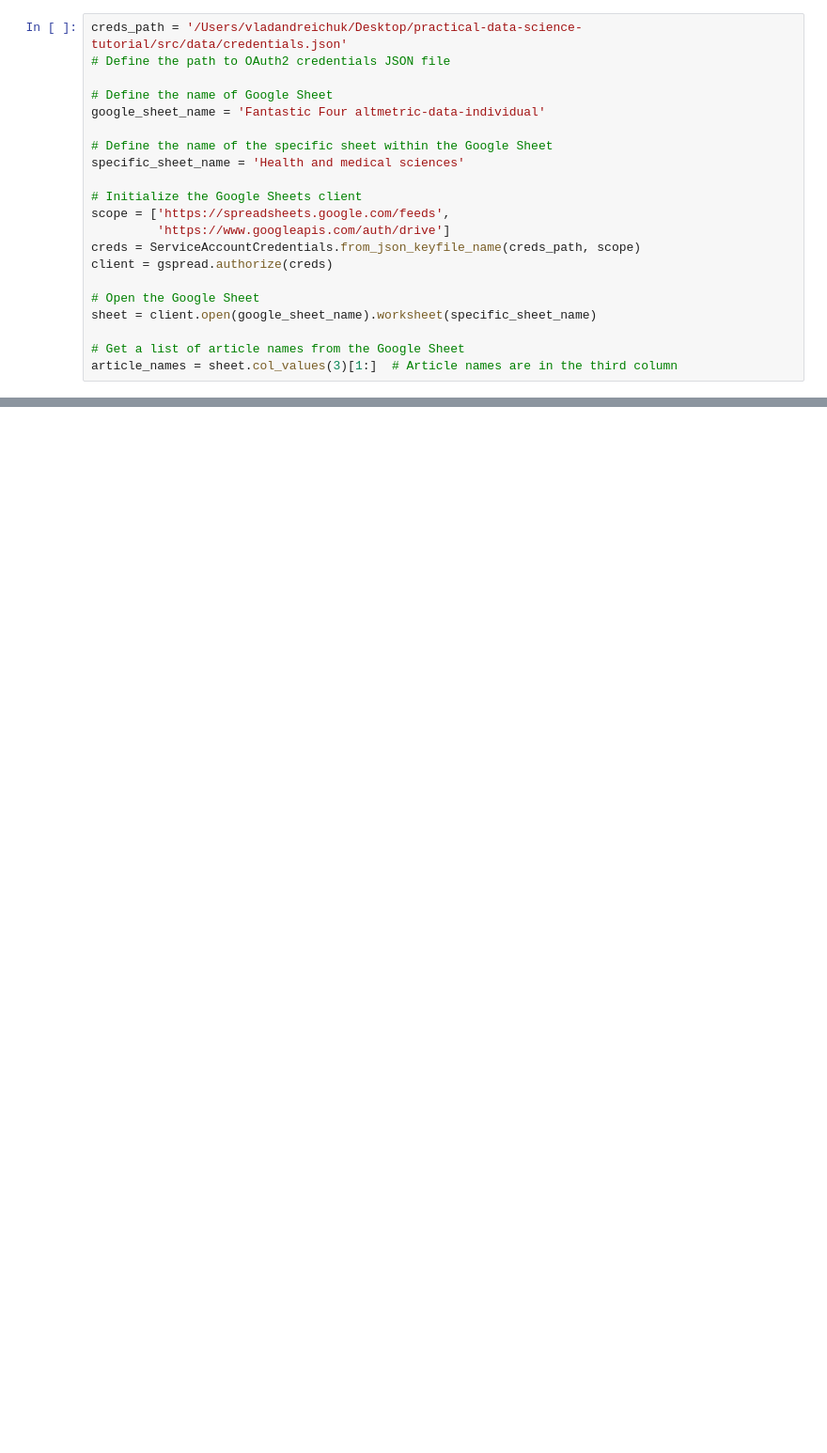
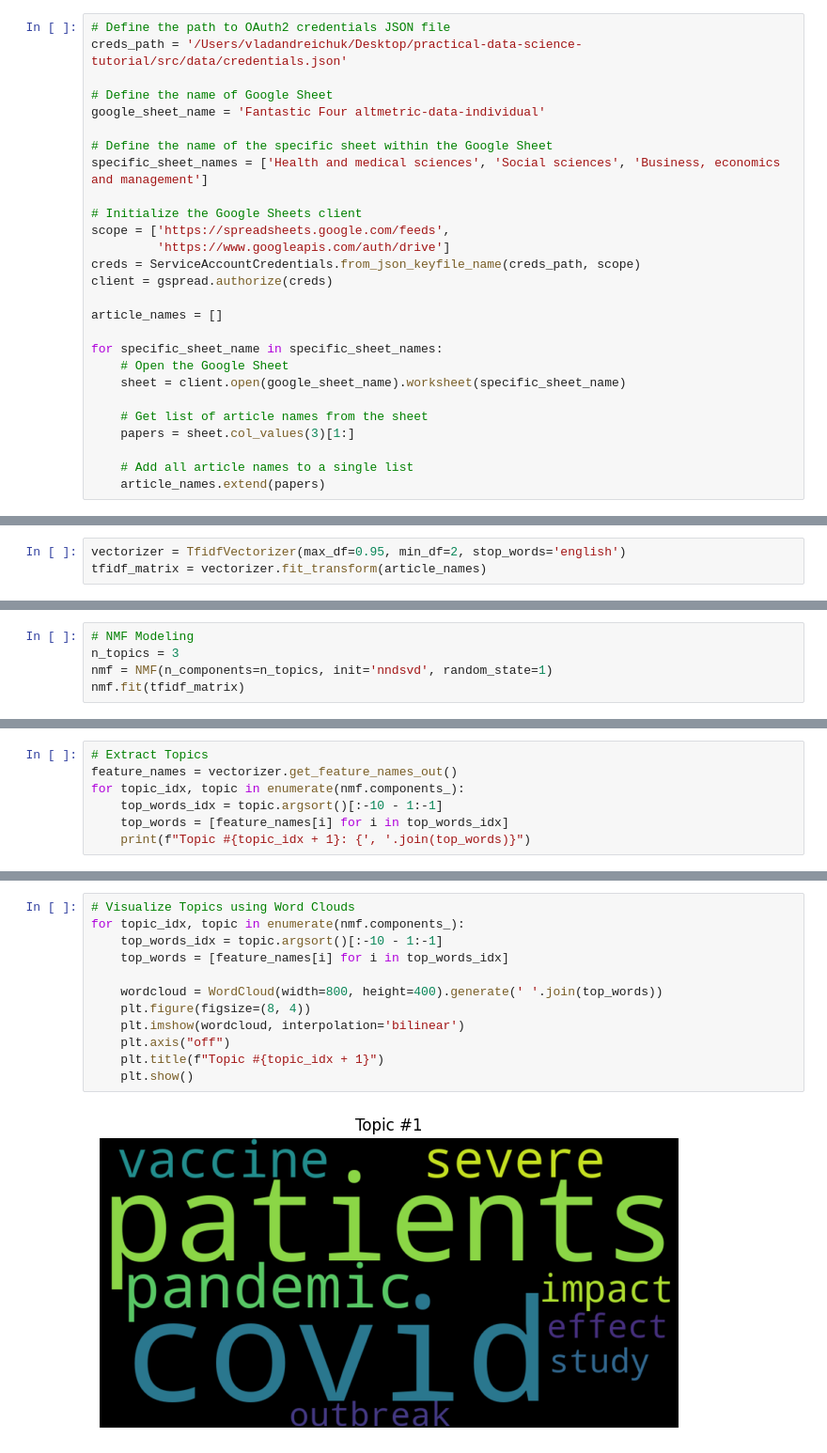
Before and after one commit to christopherfkk/practical-data-science-tutorial, a Jupyter notebook: src/data/NMF.ipynb, the cells around one changed output, grey strips where cells are left out. Shown at 94% size. Drawn from its saved outputs; the diff is of its cells as text; blank space fills up the shorter version.

```diff
--- a/src/data/NMF.ipynb
+++ b/src/data/NMF.ipynb
@@ -42,12 +29,12 @@ from oauth2client.service_account import ServiceAccountCredentials
 # %%
+# Define the path to OAuth2 credentials JSON file
 creds_path = '/Users/vladandreichuk/Desktop/practical-data-science-tutorial/src/data/credentials.json'
-# Define the path to OAuth2 credentials JSON file
 
 # Define the name of Google Sheet
 google_sheet_name = 'Fantastic Four altmetric-data-individual'
 
 # Define the name of the specific sheet within the Google Sheet
-specific_sheet_name = 'Health and medical sciences'
+specific_sheet_names = ['Health and medical sciences', 'Social sciences', 'Business, economics and management']
 
 # Initialize the Google Sheets client
 scope = ['https://spreadsheets.google.com/feeds',
@@ -55,9 +42,15 @@ scope = ['https://spreadsheets.google.com/feeds',
 creds = ServiceAccountCredentials.from_json_keyfile_name(creds_path, scope)
 client = gspread.authorize(creds)
 
-# Open the Google Sheet
-sheet = client.open(google_sheet_name).worksheet(specific_sheet_name)
+article_names = []
 
-# Get a list of article names from the Google Sheet
-article_names = sheet.col_values(3)[1:]  # Article names are in the third column
+for specific_sheet_name in specific_sheet_names:
+    # Open the Google Sheet
+    sheet = client.open(google_sheet_name).worksheet(specific_sheet_name)
+
+    # Get list of article names from the sheet
+    papers = sheet.col_values(3)[1:]
+
+    # Add all article names to a single list
+    article_names.extend(papers)
 # %%
@@ -66,0 +91,3 @@ NameError: name 'article_names' is not defined
+# %%
+vectorizer = TfidfVectorizer(max_df=0.95, min_df=2, stop_words='english')
+tfidf_matrix = vectorizer.fit_transform(article_names)
@@ -66,0 +181,5 @@ NameError: name 'article_names' is not defined
+# %%
+# NMF Modeling
+n_topics = 3
+nmf = NMF(n_components=n_topics, init='nndsvd', random_state=1)
+nmf.fit(tfidf_matrix)
@@ -66,0 +188,7 @@ NameError: name 'article_names' is not defined
+# %%
+# Extract Topics
+feature_names = vectorizer.get_feature_names_out()
+for topic_idx, topic in enumerate(nmf.components_):
+    top_words_idx = topic.argsort()[:-10 - 1:-1]
+    top_words = [feature_names[i] for i in top_words_idx]
+    print(f"Topic #{topic_idx + 1}: {', '.join(top_words)}")
@@ -66,0 +199,14 @@ NameError: name 'article_names' is not defined
+# %%
+# Visualize Topics using Word Clouds
+for topic_idx, topic in enumerate(nmf.components_):
+    top_words_idx = topic.argsort()[:-10 - 1:-1]
+    top_words = [feature_names[i] for i in top_words_idx]
+
+    wordcloud = WordCloud(width=800, height=400).generate(' '.join(top_words))
+    plt.figure(figsize=(8, 4))
+    plt.imshow(wordcloud, interpolation='bilinear')
+    plt.axis("off")
+    plt.title(f"Topic #{topic_idx + 1}")
+    plt.show()
+# %% [output]
+[figure, added]
```
Also changed, not shown: parts of 22 cells of this notebook.
